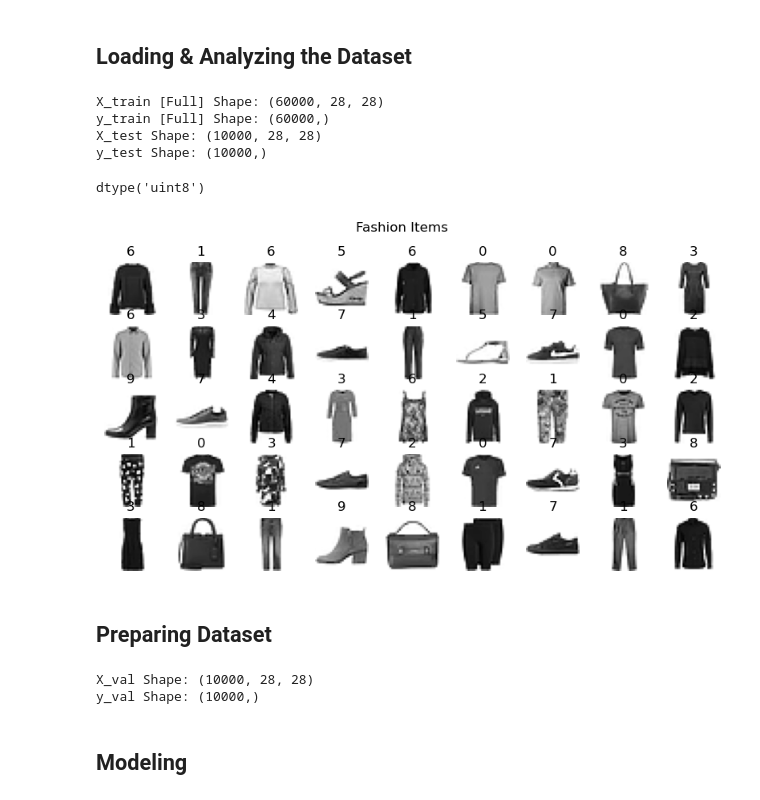
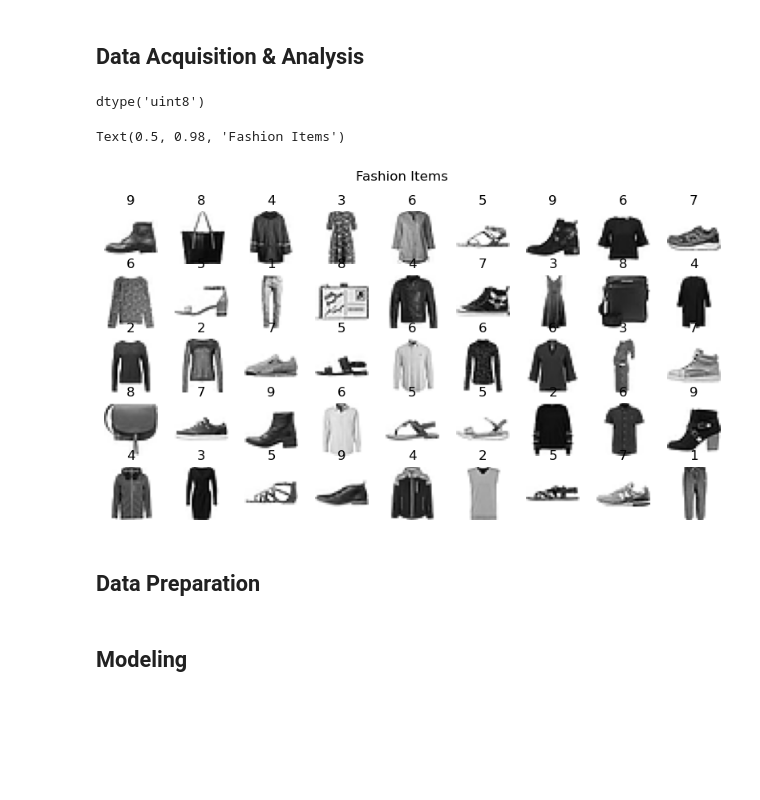
Before and after one commit to PradipKumarDas/Teaching, a Jupyter notebook: 22AML161-Deep_Learning/reconstructing_noisy_images_using_denoising_autoencoder.ipynb, the cells around one changed output. Saved outputs shown, nothing was run; the diff lists cells and outputs as text; code cells hidden in the pictures; blank space fills up the shorter version.

```diff
--- a/22AML161-Deep_Learning/reconstructing_noisy_images_using_denoising_autoencoder.ipynb
+++ b/22AML161-Deep_Learning/reconstructing_noisy_images_using_denoising_autoencoder.ipynb
@@ -12,3 +19,3 @@ import matplotlib.pyplot as plt
-# %% [markdown]
-## Loading & Analyzing the Dataset
+# %% [markdown]
+## Data Acquisition & Analysis
 # %%
@@ -16,13 +24,2 @@ import matplotlib.pyplot as plt
 (X_train_full, y_train_full), (X_test, y_test) = tf.keras.datasets.fashion_mnist.load_data()
-# %%
-# Checks the shape of the splits
-print("X_train [Full] Shape:", X_train_full.shape)
-print("y_train [Full] Shape:", y_train_full.shape)
-print("X_test Shape:", X_test.shape)
-print("y_test Shape:", y_test.shape)
-# %% [output]
-X_train [Full] Shape: (60000, 28, 28)
-y_train [Full] Shape: (60000,)
-X_test Shape: (10000, 28, 28)
-y_test Shape: (10000,)
 # %%
@@ -33,19 +30,22 @@ dtype('uint8')
 # %%
 # Shows some of the fashion items as random samples
 
-fig,ax = plt.subplots(5,9,figsize = (10,5))     # Figure to contain subplots in 5-rows and 9-columns arrangement
+ROWS = 5
+COLUMNS = 9
+
+fig,ax = plt.subplots(ROWS, COLUMNS, figsize = (10,5))     # Figure to contain subplots in 5-rows and 9-columns arrangement
 ax = ax.ravel()                                 # Flattens the axes allowing accessing each axis contiguously
-for i in range(5*9):
-  rand = np.random.randint(0,len(X_train_full)) # Generate an index randomly to be used for random item selection
+for i in range(ROWS * COLUMNS):
+  rand = np.random.randint(0, len(X_train_full)) # Generate an index randomly to be used for random item selection
   image = X_train_full[rand]                    # Gets an image indexed by the random number generated in previous step
   ax[i].imshow(image, cmap = 'binary')          # Shows the image
   ax[i].set_title(y_train_full[rand])           # Sets the class of the image as title to be shown in the figure
   ax[i].axis("off")                             # Set the axis off for being non-relevant in this case
 
 fig.suptitle("Fashion Items")                   # Sets title of the figure
-fig.show()                                      # Finally, shows the figure
 # %% [output]
+Text(0.5, 0.98, 'Fashion Items')
-[figure, old version]
+[figure, new version]
-# %% [markdown]
-## Preparing Dataset
+# %% [markdown]
+## Data Preparation
 # %%
@@ -58,13 +58,6 @@ X_test = X_test / 255.
 
 X_train, X_val, y_train, y_val = train_test_split(
     X_train_full, y_train_full, test_size=10_000, random_state=42, stratify=y_train_full)
-# %%
-# Checks the shape of the splits
-print("X_val Shape:", X_val.shape)
-print("y_val Shape:", y_val.shape)
-# %% [output]
-X_val Shape: (10000, 28, 28)
-y_val Shape: (10000,)
 # %% [markdown]
 ## Modeling
 # %% [markdown]
```
Also changed, not shown: parts of 17 cells of this notebook, 7 other files.
